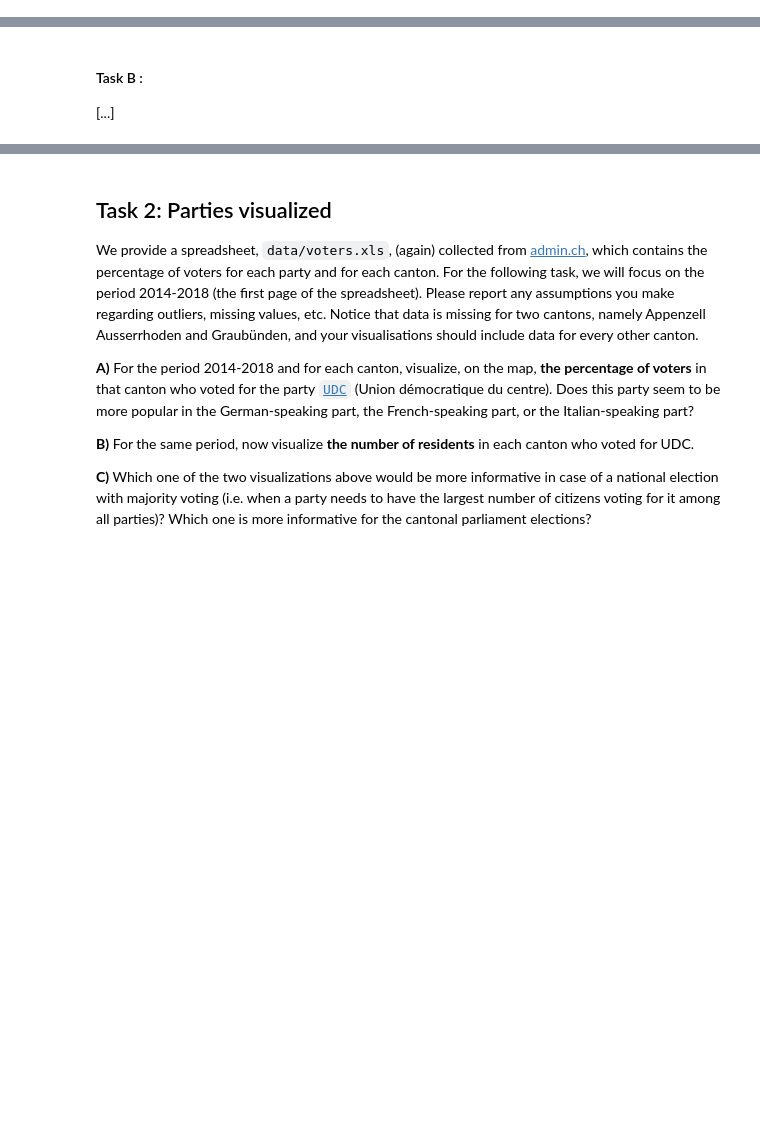
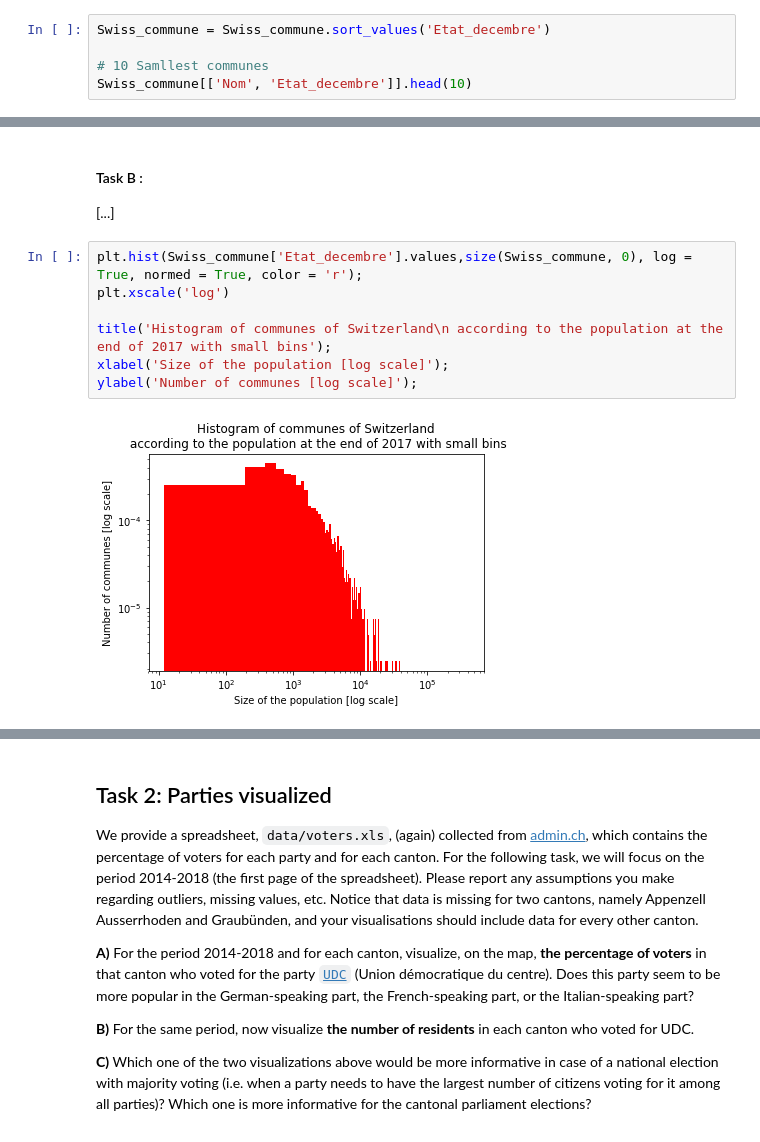
Before and after one commit to vbruttin/ada_homeworks, a Jupyter notebook: HW2_main.ipynb, the cells around one changed output, grey strips where cells are left out. Saved outputs shown, nothing was run; the diff lists cells and outputs as text; blank space fills up the shorter version.

```diff
--- a/HW2_main.ipynb
+++ b/HW2_main.ipynb
@@ -87,0 +91,5 @@ ylabel('Number of communes');
+# %%
+Swiss_commune = Swiss_commune.sort_values('Etat_decembre')
+
+# 10 Samllest communes
+Swiss_commune[['Nom', 'Etat_decembre']].head(10)
@@ -89,3 +124,12 @@ ylabel('Number of communes');
 #### Task B :
 
 [...]
+# %%
+plt.hist(Swiss_commune['Etat_decembre'].values,size(Swiss_commune, 0), log = True, normed = True, color = 'r');
+plt.xscale('log')
+
+title('Histogram of communes of Switzerland\n according to the population at the end of 2017 with small bins');
+xlabel('Size of the population [log scale]');
+ylabel('Number of communes [log scale]');
+# %% [output]
+[figure, added]
```
Also changed, not shown: parts of 8 cells of this notebook.
